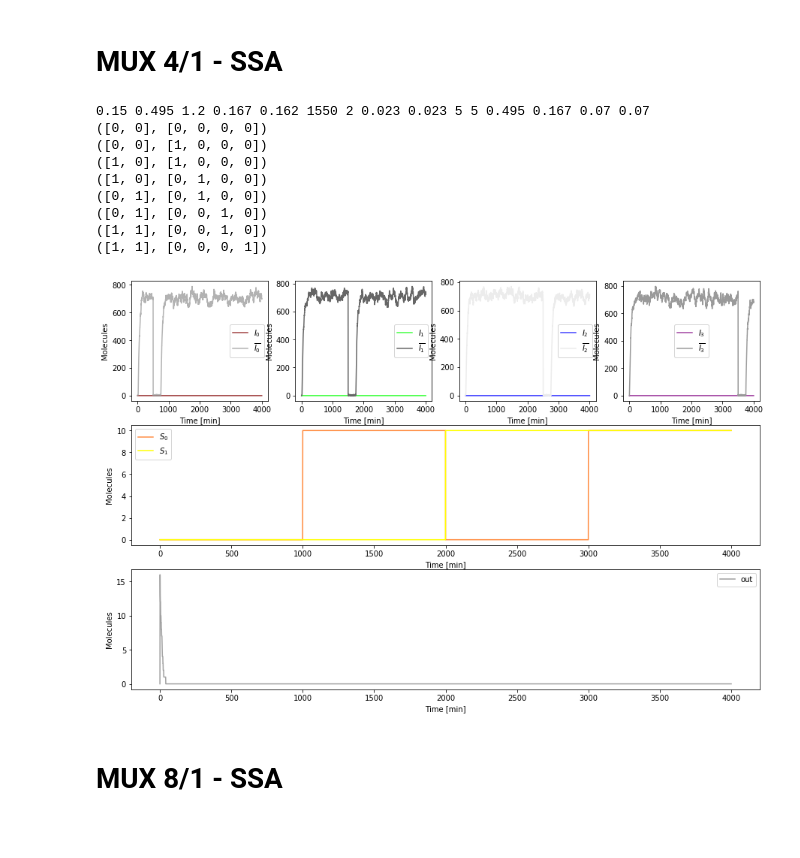
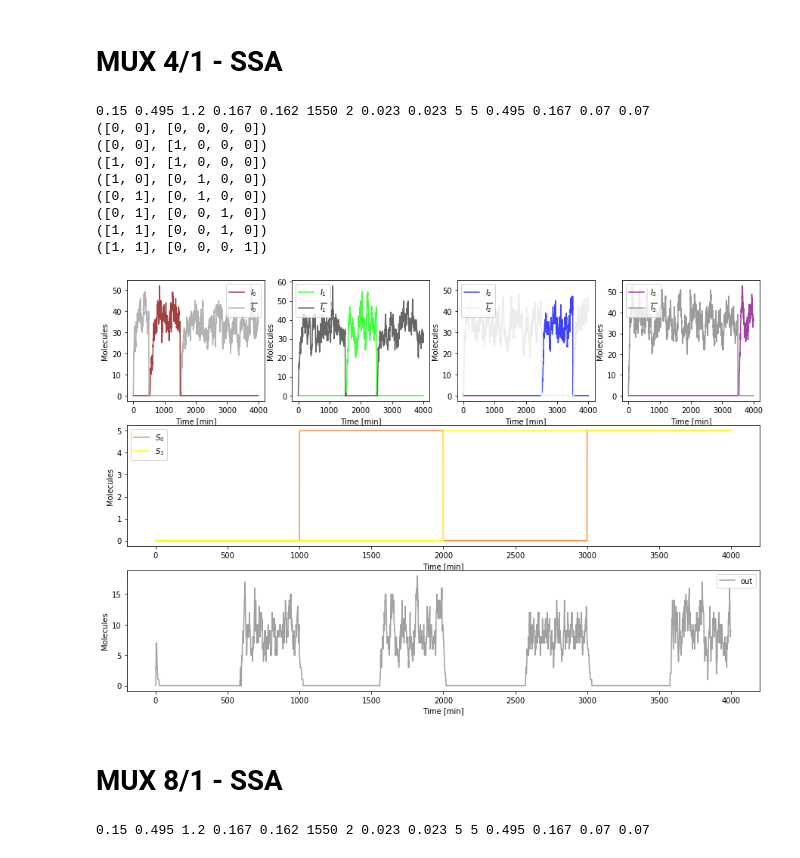
Before and after one commit to Bogatejc/CBLBs, a Jupyter notebook: cblb/run_model_mux_ssa.ipynb, the cells around one changed output. Drawn from its saved outputs; the diff is of its cells as text; code cells hidden in the pictures; blank space fills up the shorter version.

```diff
--- a/cblb/run_model_mux_ssa.ipynb
+++ b/cblb/run_model_mux_ssa.ipynb
@@ -58,8 +56,6 @@ from parameters import *
 from models import *
 
 Y0 = np.zeros(59)
-
-
 # number of cells: toggle switches
 N_I0 = np.array([1,1])
 N_I1 = np.array([1,1])
@@ -76,8 +72,8 @@ Y0[22:24] = N_I3
 Y0[42:58] = 1 # number of cells
 
 
-# reaction space volume for a single cell
-Omega = 10
+# N_cells should be set to 1
+Omega = 5
 
 t_end = 500
 
@@ -108,21 +104,16 @@ for iteration, state in enumerate(states):
 
 
     if iteration > 0 and states[iteration-1][1] == I:
-        #rho_I0_a, rho_I0_b, rho_I1_a, rho_I1_b, rho_I2_a, rho_I2_b, rho_I3_a, rho_I3_b = (1-I0) * 5, I0*5, (1-I1)*5, I1*5, (1-I2)*5, I2*5, (1-I3)*5, I3*5
         rho_I0_a, rho_I0_b, rho_I1_a, rho_I1_b, rho_I2_a, rho_I2_b, rho_I3_a, rho_I3_b = 0, 0, 0, 0, 0, 0, 0, 0
     else:
         rho_I0_a, rho_I0_b, rho_I1_a, rho_I1_b, rho_I2_a, rho_I2_b, rho_I3_a, rho_I3_b = (1-I0) * 5, I0*5, (1-I1)*5, I1*5, (1-I2)*5, I2*5, (1-I3)*5, I3*5
-    #rho_I0_a, rho_I0_b, rho_I1_a, rho_I1_b, rho_I2_a, rho_I2_b, rho_I3_a, rho_I3_b = 5, 0, 5, 0, 5, 0, 5, 0
 
-    params = [delta_L, gamma_L_X, n_y, theta_L_X, eta_x, omega_x, m_x, delta_x, delta_y, rho_x, rho_y, gamma_x, theta_x, r_X, r_Y,
-             rho_I0_a, rho_I0_b, rho_I1_a, rho_I1_b, rho_I2_a, rho_I2_b, rho_I3_a, rho_I3_b]
+    params = [delta_L, gamma_L_X, n_y, theta_L_X, eta_x, omega_x, m_x, delta_x, delta_y, rho_x, rho_y, gamma_x, theta_x, r_X, r_Y, rho_I0_a, rho_I0_b, rho_I1_a, rho_I1_b, rho_I2_a, rho_I2_b, rho_I3_a, rho_I3_b]
 
 
 
     if iteration:
         Y0 = Y_full[-1,:]
-    else:
-        Y0 *= Omega
 
     #print(Y0)
 
@@ -197,38 +188,43 @@ ax5.plot(T,S0, color = "#ff6600ff", alpha=0.75)
 ax5.plot(T,S1, color = "#ffff00ff")#, alpha=0.75)
 ax5.legend(["$S_0$", "$S_1$"])
 #ax5.set_title('Select inputs')
 ax5.set_xlabel("Time [min]")
 ax5.set_ylabel("Molecules")
 
 
 ax6 = plt.subplot(313)
 ax6.plot(T,out, color = "#8080805a", alpha=0.75)
 #ax6.set_title('out')
 ax6.legend(['out'])
 ax6.set_xlabel("Time [min]")
 ax6.set_ylabel("Molecules")
 
 #step = int(self.N)
 #ax6.plot(T[step::step], out[step::step], 'x')
 
 plt.gcf().set_size_inches(15,10)
 #plt.savefig("figs/CBLB_ssa.pdf", bbox_inches = 'tight')
 plt.show()
 # %% [output]
 0.15 0.495 1.2 0.167 0.162 1550 2 0.023 0.023 5 5 0.495 0.167 0.07 0.07
 ([0, 0], [0, 0, 0, 0])
 ([0, 0], [1, 0, 0, 0])
 ([1, 0], [1, 0, 0, 0])
 ([1, 0], [0, 1, 0, 0])
 ([0, 1], [0, 1, 0, 0])
 ([0, 1], [0, 0, 1, 0])
 ([1, 1], [0, 0, 1, 0])
 ([1, 1], [0, 0, 0, 1])
-[figure, old version]
+[figure, new version]
 # %% [markdown]
 # MUX 8/1 - SSA
 # %%
 from model_mux_8_1 import *
+import numpy as np
+import matplotlib.pyplot as plt
+
+from parameters import *
+from models import *
 
 def simulate_stochastic_clb_8(params, Y0, Omega, T_end, dt = 1):
     state = np.array(Y0)
@@ -272,13 +268,14 @@ def simulate_stochastic_clb_8(params, Y0, Omega, T_end, dt = 1):
         #update time
         t = t + tau
 
-
         if (t - last_time >= dt) or (t >= T_end):
             last_time = t
             Y_total[i, :] = state
             T[i] = t
             i += 1
     return T[:i], Y_total[:i,:]
+# %% [output]
+0.15 0.495 1.2 0.167 0.162 1550 2 0.023 0.023 5 5 0.495 0.167 0.07 0.07
 # %%
 Y0 = np.zeros(128)
 
```
Also changed, not shown: parts of 5 cells of this notebook, 7 other files.
